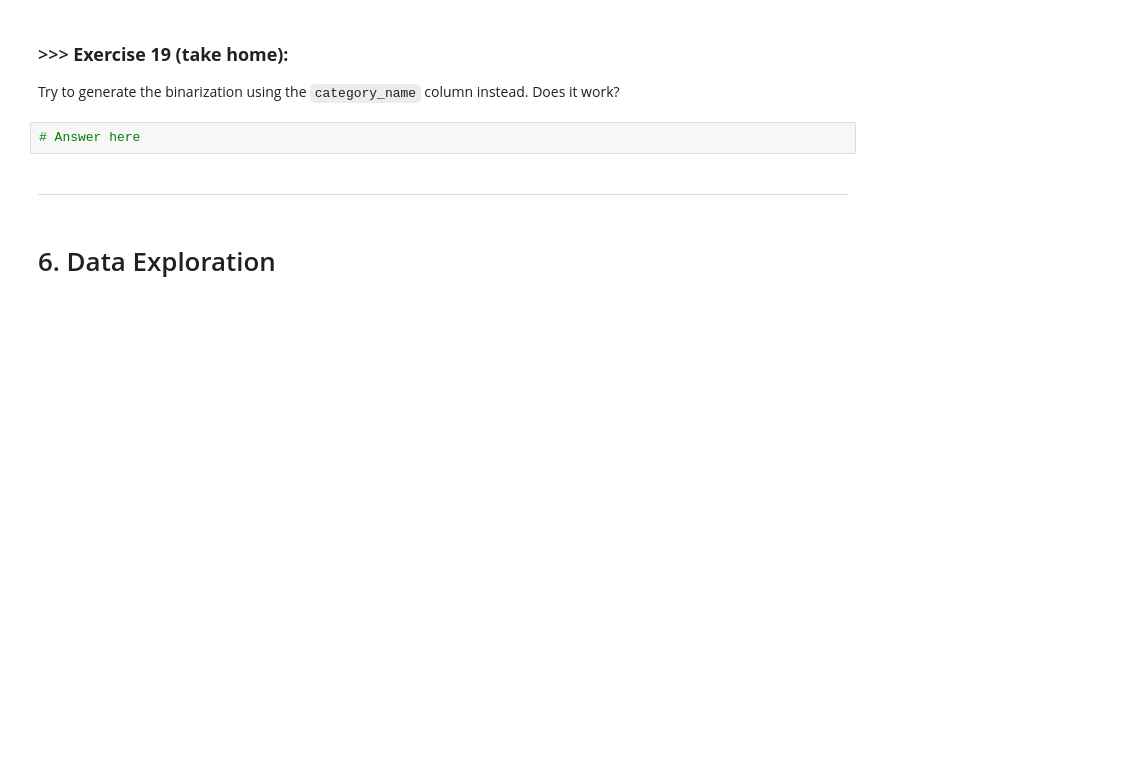
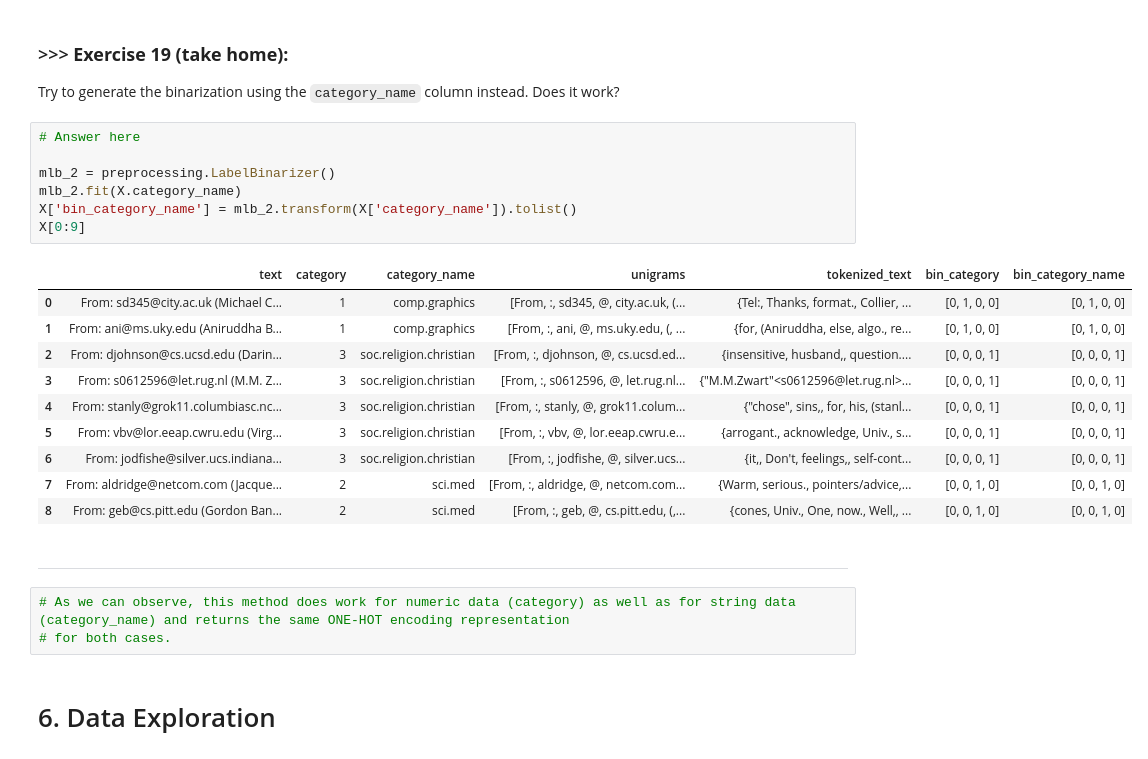
Before and after one commit to AramisPalacios/DM2025-Lab1-Exercise, a Jupyter notebook: DM2025-Lab1-Master.ipynb, the cells around one changed output. Cells and saved outputs as stored; diff of their text form; blank space fills up the shorter version.

```diff
--- a/DM2025-Lab1-Master.ipynb
+++ b/DM2025-Lab1-Master.ipynb
@@ -2198,10 +2522,29 @@ Attributes with **continuous values** also have strategies to tranform the data;
 # %% [markdown]
 ### >>> **Exercise 19 (take home):**
 Try to generate the binarization using the `category_name` column instead. Does it work?
-# %%
-# Answer here
+# %%
+# Answer here
+
+mlb_2 = preprocessing.LabelBinarizer()
+mlb_2.fit(X.category_name)
+X['bin_category_name'] = mlb_2.transform(X['category_name']).tolist()
+X[0:9]
+# %% [output]
+|  | text | category | category_name | unigrams | tokenized_text | bin_category | bin_category_name |
+| 0 | From: sd345@city.ac.uk (Michael C... | 1 | comp.graphics | [From, :, sd345, @, city.ac.uk, (... | {Tel:, Thanks, format., Collier, ... | [0, 1, 0, 0] | [0, 1, 0, 0] |
+| 1 | From: ani@ms.uky.edu (Aniruddha B... | 1 | comp.graphics | [From, :, ani, @, ms.uky.edu, (, ... | {for, (Aniruddha, else, algo., re... | [0, 1, 0, 0] | [0, 1, 0, 0] |
+| 2 | From: djohnson@cs.ucsd.edu (Darin... | 3 | soc.religion.christian | [From, :, djohnson, @, cs.ucsd.ed... | {insensitive, husband,, question.... | [0, 0, 0, 1] | [0, 0, 0, 1] |
+| 3 | From: s0612596@let.rug.nl (M.M. Z... | 3 | soc.religion.christian | [From, :, s0612596, @, let.rug.nl... | {"M.M.Zwart"<s0612596@let.rug.nl>... | [0, 0, 0, 1] | [0, 0, 0, 1] |
+| 4 | From: stanly@grok11.columbiasc.nc... | 3 | soc.religion.christian | [From, :, stanly, @, grok11.colum... | {"chose", sins,, for, his, (stanl... | [0, 0, 0, 1] | [0, 0, 0, 1] |
+| 5 | From: vbv@lor.eeap.cwru.edu (Virg... | 3 | soc.religion.christian | [From, :, vbv, @, lor.eeap.cwru.e... | {arrogant., acknowledge, Univ., s... | [0, 0, 0, 1] | [0, 0, 0, 1] |
+| 6 | From: jodfishe@silver.ucs.indiana... | 3 | soc.religion.christian | [From, :, jodfishe, @, silver.ucs... | {it,, Don't, feelings,, self-cont... | [0, 0, 0, 1] | [0, 0, 0, 1] |
+| 7 | From: aldridge@netcom.com (Jacque... | 2 | sci.med | [From, :, aldridge, @, netcom.com... | {Warm, serious., pointers/advice,... | [0, 0, 1, 0] | [0, 0, 1, 0] |
+| 8 | From: geb@cs.pitt.edu (Gordon Ban... | 2 | sci.med | [From, :, geb, @, cs.pitt.edu, (,... | {cones, Univ., One, now., Well,, ... | [0, 0, 1, 0] | [0, 0, 1, 0] |
 # %% [markdown]
 ---
+# %%
+# As we can observe, this method does work for numeric data (category) as well as for string data (category_name) and returns the same ONE-HOT encoding representation
+# for both cases.
 # %% [markdown]
 # 6. Data Exploration
 # %% [markdown]
```
Also changed, not shown: parts of 55 cells of this notebook, 3 other files.
